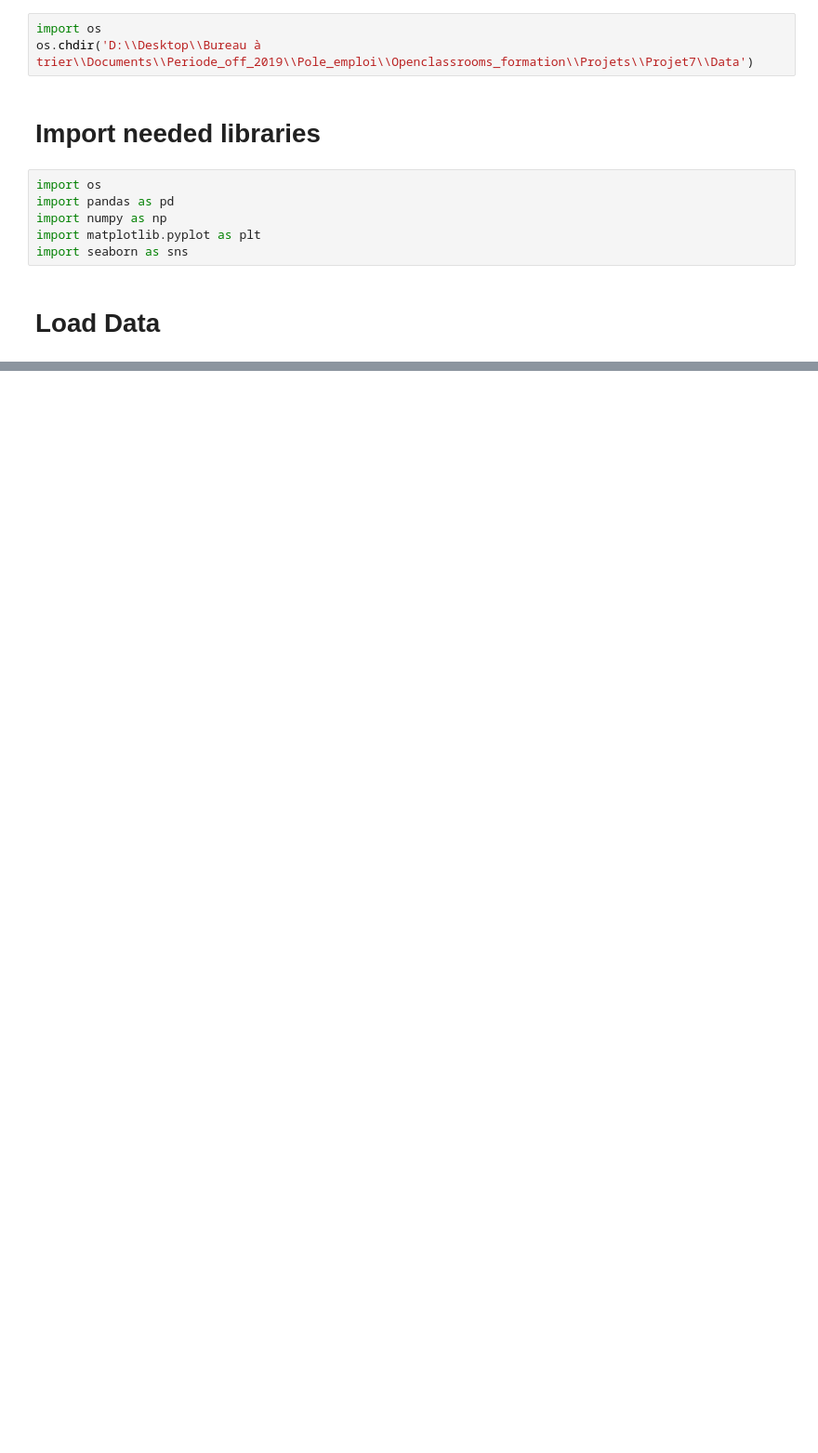
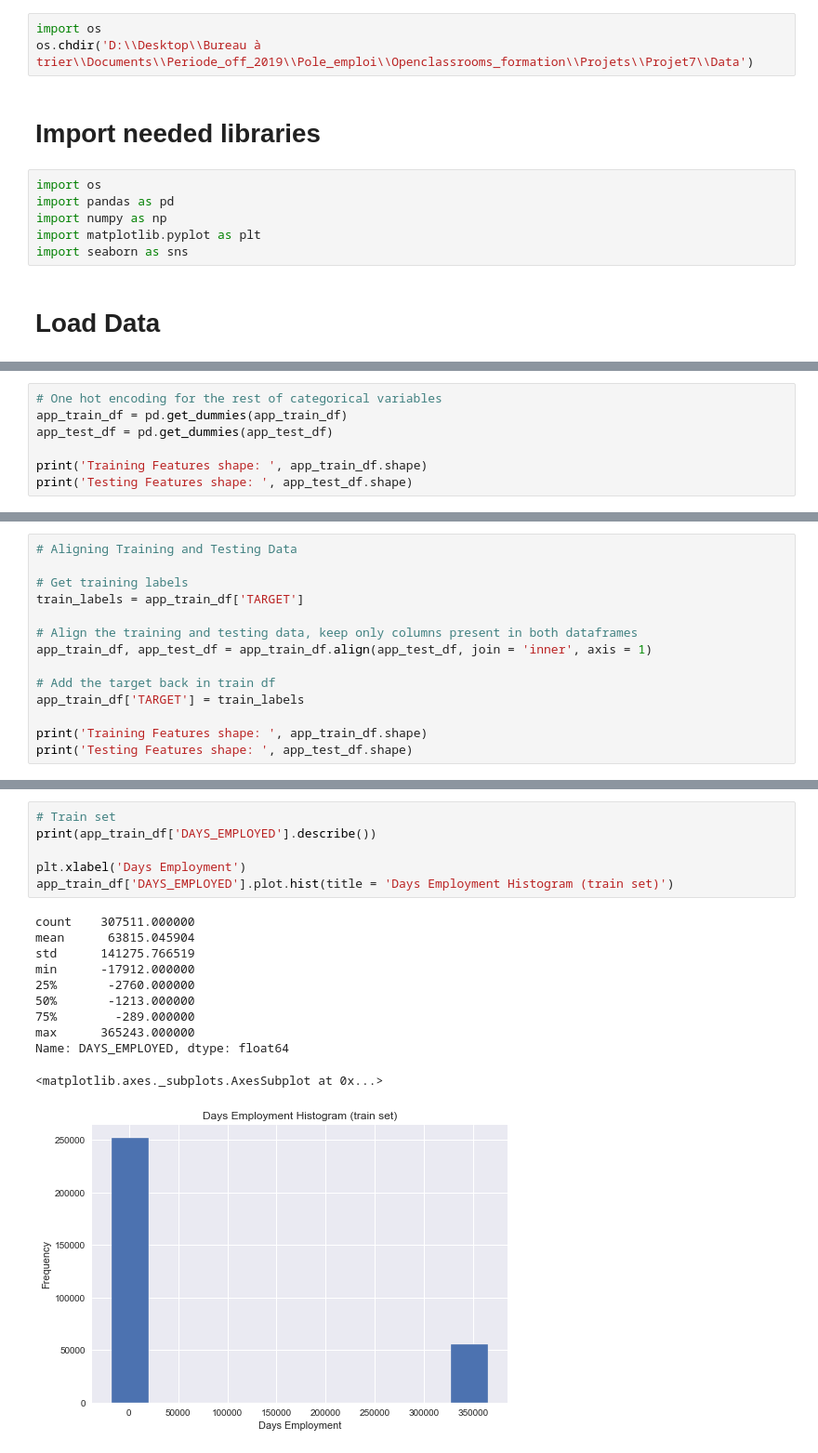
Before and after one commit to Hind-M/OC-P7, a Jupyter notebook: P7.ipynb, the cells around one changed output, grey strips where cells are left out. Shown: that part at 93% size. Drawn from its saved outputs; the diff is of its cells as text; blank space fills up the shorter version.

```diff
--- a/P7.ipynb
+++ b/P7.ipynb
@@ -36,0 +268,7 @@ df = pd.read_csv(".csv")
+# %%
+# One hot encoding for the rest of categorical variables
+app_train_df = pd.get_dummies(app_train_df)
+app_test_df = pd.get_dummies(app_test_df)
+
+print('Training Features shape: ', app_train_df.shape)
+print('Testing Features shape: ', app_test_df.shape)
@@ -36,0 +285,14 @@ df = pd.read_csv(".csv")
+# %%
+# Aligning Training and Testing Data
+
+# Get training labels
+train_labels = app_train_df['TARGET']
+
+# Align the training and testing data, keep only columns present in both dataframes
+app_train_df, app_test_df = app_train_df.align(app_test_df, join = 'inner', axis = 1)
+
+# Add the target back in train df
+app_train_df['TARGET'] = train_labels
+
+print('Training Features shape: ', app_train_df.shape)
+print('Testing Features shape: ', app_test_df.shape)
@@ -36,0 +347,18 @@ df = pd.read_csv(".csv")
+# %%
+# Train set
+print(app_train_df['DAYS_EMPLOYED'].describe())
+
+plt.xlabel('Days Employment')
+app_train_df['DAYS_EMPLOYED'].plot.hist(title = 'Days Employment Histogram (train set)')
+# %% [output]
+count    307511.000000
+mean      63815.045904
+std      141275.766519
+min      -17912.000000
+25%       -2760.000000
+50%       -1213.000000
+75%        -289.000000
+max      365243.000000
+Name: DAYS_EMPLOYED, dtype: float64
+<matplotlib.axes._subplots.AxesSubplot at 0x...>
+[figure, added]
```
Also changed, not shown: parts of 53 cells of this notebook.
